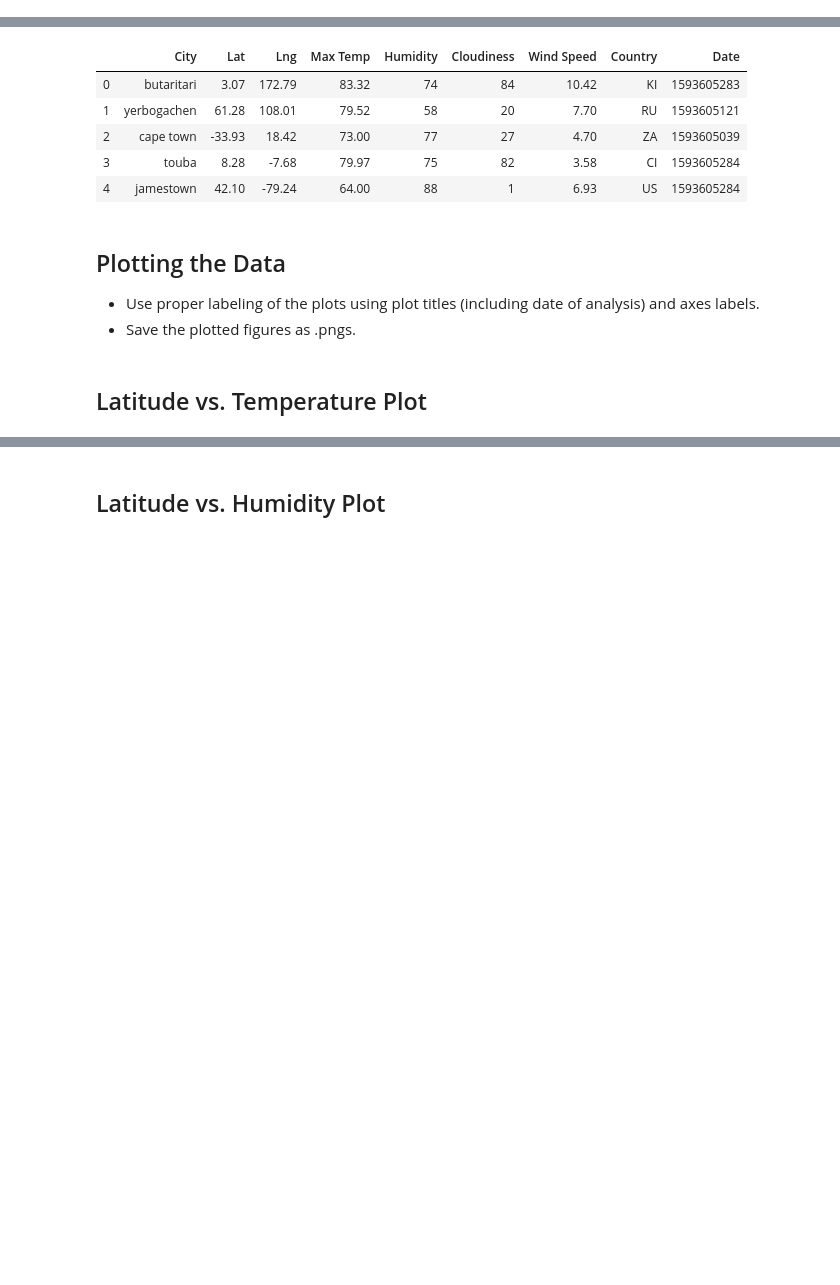
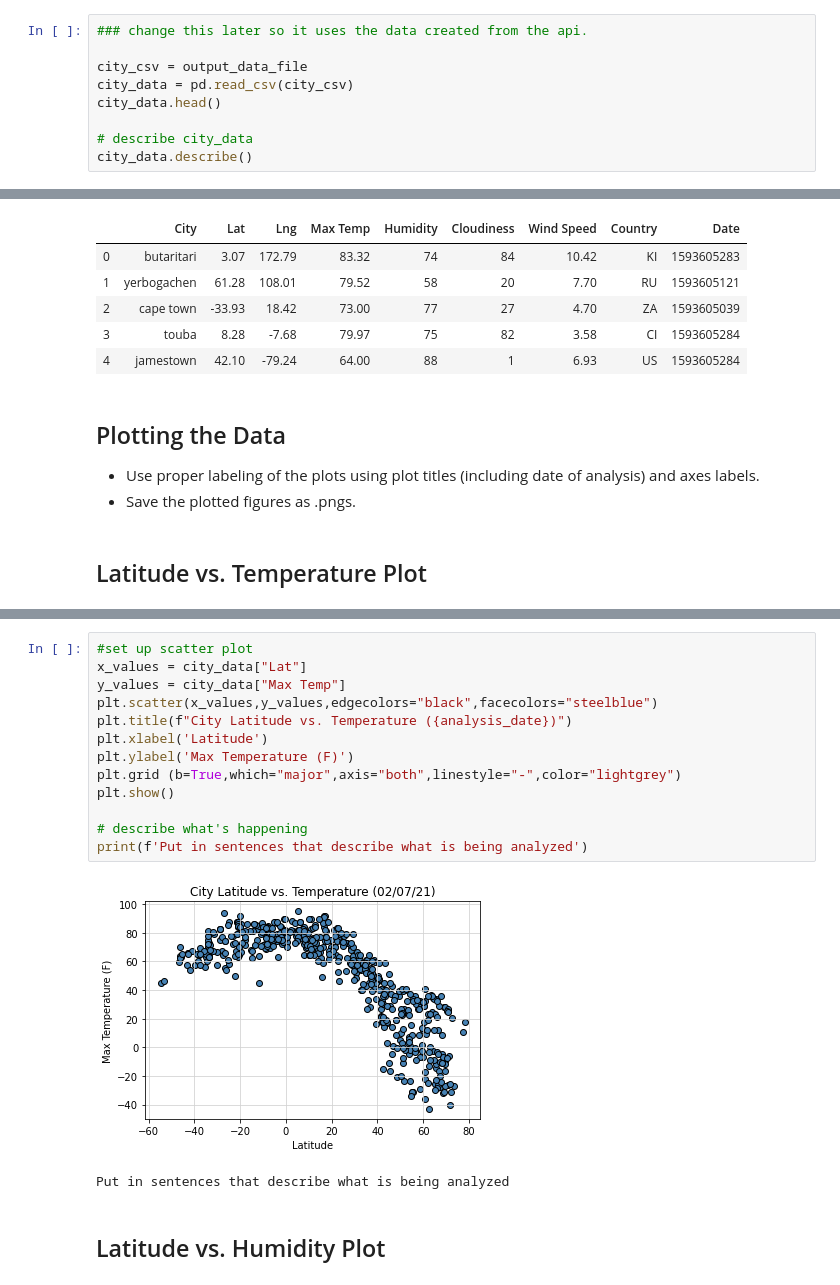
Before and after one commit to eukestad/Map-Travel-Destinations, a Jupyter notebook: WeatherPy/WeatherPy.ipynb, the cells around one changed output, grey strips where cells are left out. Saved outputs shown, nothing was run; the diff lists cells and outputs as text; blank space fills up the shorter version.

Commit message:
saving weatherpy plots

```diff
--- a/WeatherPy/WeatherPy.ipynb
+++ b/WeatherPy/WeatherPy.ipynb
@@ -198,0 +197,9 @@ ValueError: No axis named mean for object type <class 'pandas.core.frame.DataFra
+# %%
+### change this later so it uses the data created from the api.
+
+city_csv = output_data_file
+city_data = pd.read_csv(city_csv)
+city_data.head()
+
+# describe city_data
+city_data.describe()
@@ -237,2 +251,18 @@ Int64Index([], dtype='int64')
+# %%
+#set up scatter plot
+x_values = city_data["Lat"]
+y_values = city_data["Max Temp"]
+plt.scatter(x_values,y_values,edgecolors="black",facecolors="steelblue")
+plt.title(f"City Latitude vs. Temperature ({analysis_date})")
+plt.xlabel('Latitude')
+plt.ylabel('Max Temperature (F)')
+plt.grid (b=True,which="major",axis="both",linestyle="-",color="lightgrey")
+plt.show()
+
+# describe what's happening
+print(f'Put in sentences that describe what is being analyzed')
+# %% [output]
+[figure, added]
+Put in sentences that describe what is being analyzed
 # %% [markdown]
 ## Latitude vs. Humidity Plot
```
Also changed, not shown: parts of 10 cells of this notebook.
